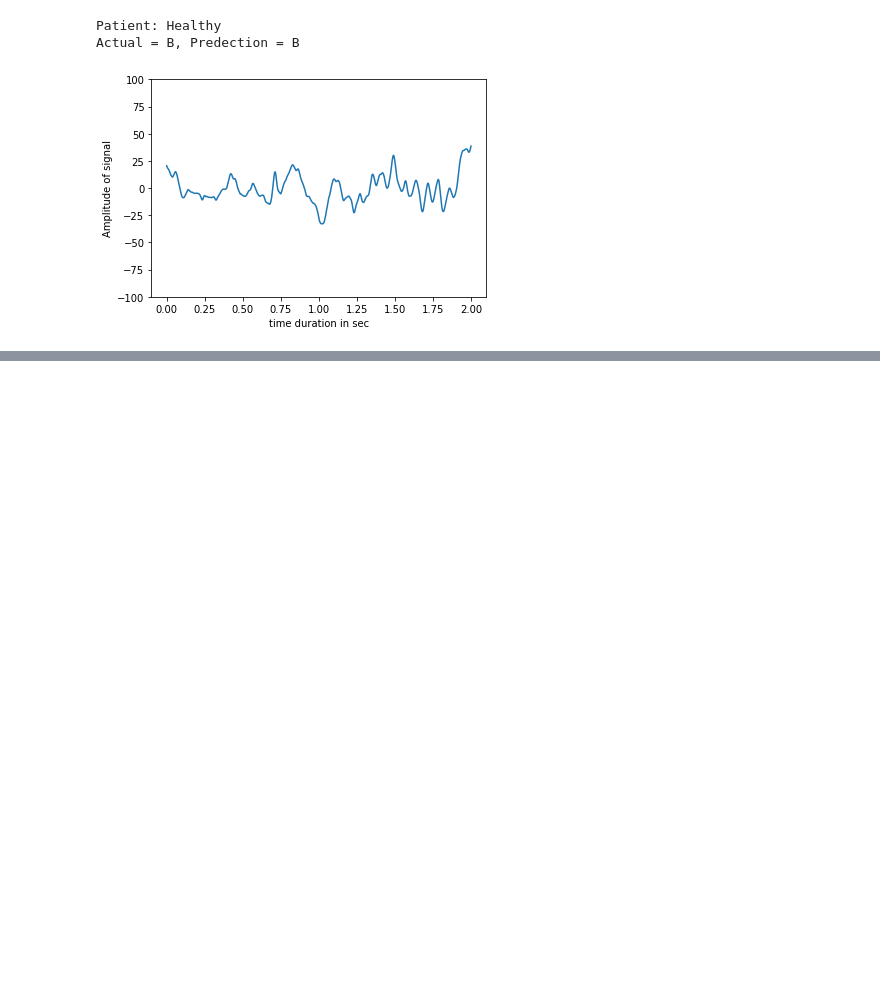
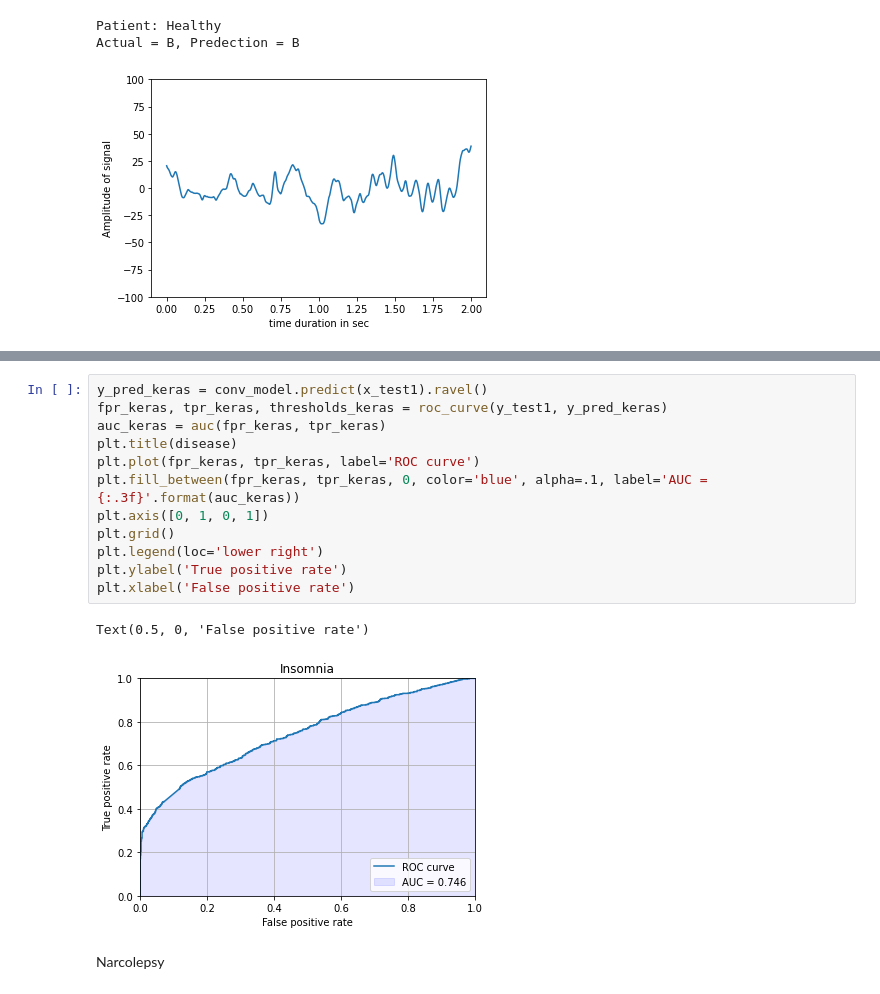
Before and after one commit to Shrutii07/CAP-Phase-Detection, a Jupyter notebook: CAP_phase_detection.ipynb, the cells around one changed output, grey strips where cells are left out. Saved outputs shown, nothing was run; the diff lists cells and outputs as text; blank space fills up the shorter version.

```diff
--- a/CAP_phase_detection.ipynb
+++ b/CAP_phase_detection.ipynb
@@ -446,0 +543,17 @@ Text(0.5, 0, 'False positive rate')
+# %%
+y_pred_keras = conv_model.predict(x_test1).ravel()
+fpr_keras, tpr_keras, thresholds_keras = roc_curve(y_test1, y_pred_keras)
+auc_keras = auc(fpr_keras, tpr_keras)
+plt.title(disease)
+plt.plot(fpr_keras, tpr_keras, label='ROC curve')
+plt.fill_between(fpr_keras, tpr_keras, 0, color='blue', alpha=.1, label='AUC = {:.3f}'.format(auc_keras))
+plt.axis([0, 1, 0, 1])
+plt.grid()
+plt.legend(loc='lower right')
+plt.ylabel('True positive rate')
+plt.xlabel('False positive rate')
+# %% [output]
+Text(0.5, 0, 'False positive rate')
+[figure, added]
+# %% [markdown]
+Narcolepsy
```
Also changed, not shown: parts of 27 cells of this notebook.
